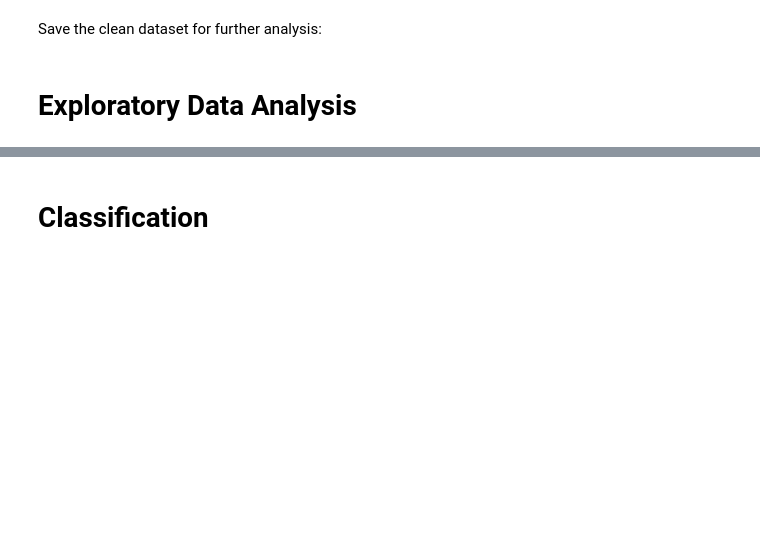
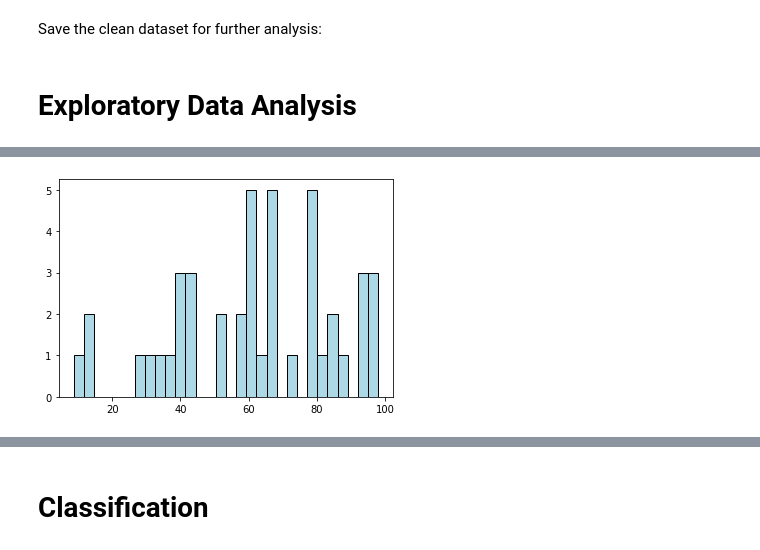
Before and after one commit to ZhenghaoXiao32/educational-process-mining, a Jupyter notebook: educational_process_mining.ipynb, the cells around one changed output, grey strips where cells are left out. Cells and saved outputs as stored; diff of their text form; code cells hidden in the pictures; blank space fills up the shorter version.

```diff
--- a/educational_process_mining.ipynb
+++ b/educational_process_mining.ipynb
@@ -415,0 +476,4 @@ df_clean.to_csv("epm_clean.csv", encoding='utf-8', index=False)
+# %%
+plt.hist(df_clean['total'], color='lightblue', edgecolor='black', bins=30);
+# %% [output]
+[figure, added]
```
Also changed, not shown: parts of 77 cells of this notebook.
